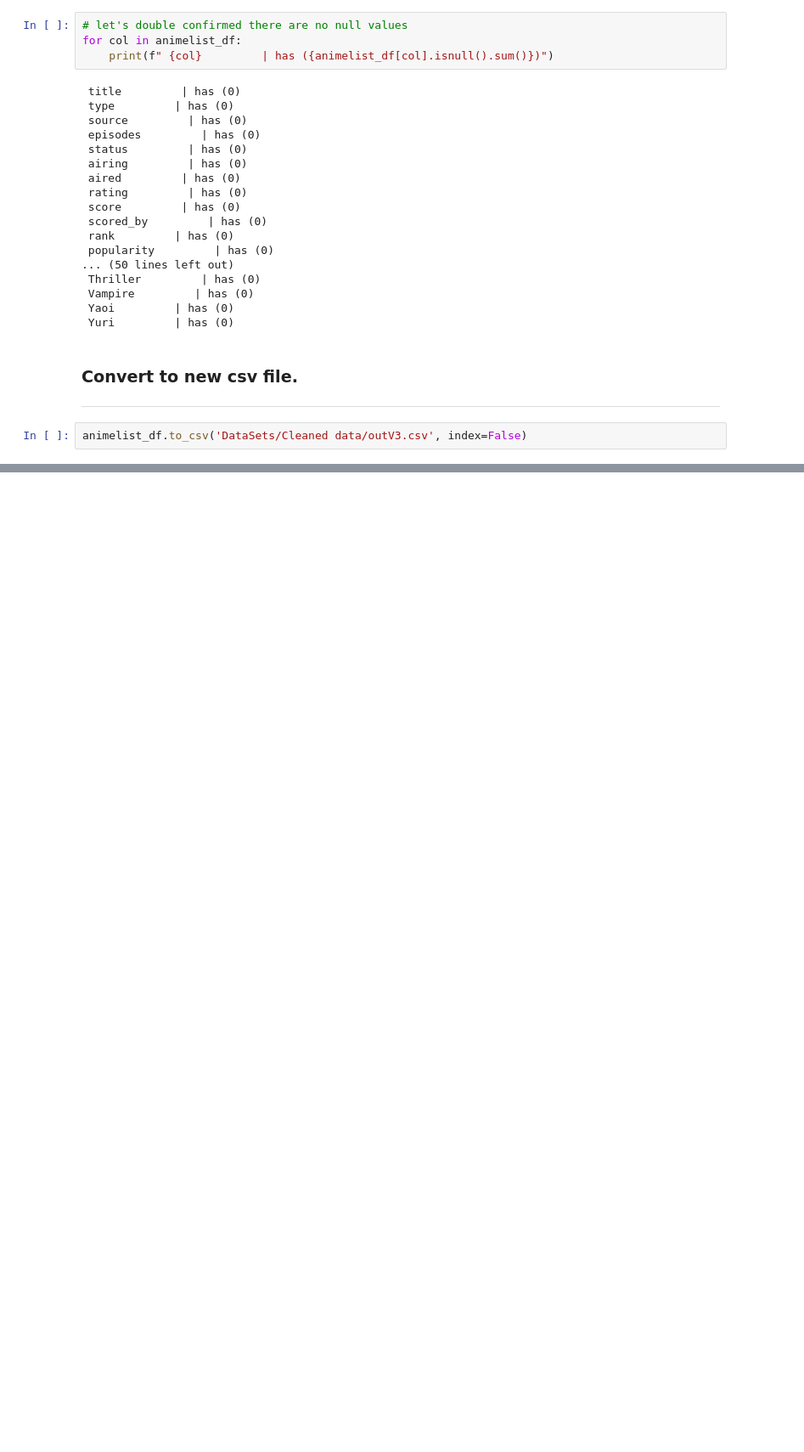
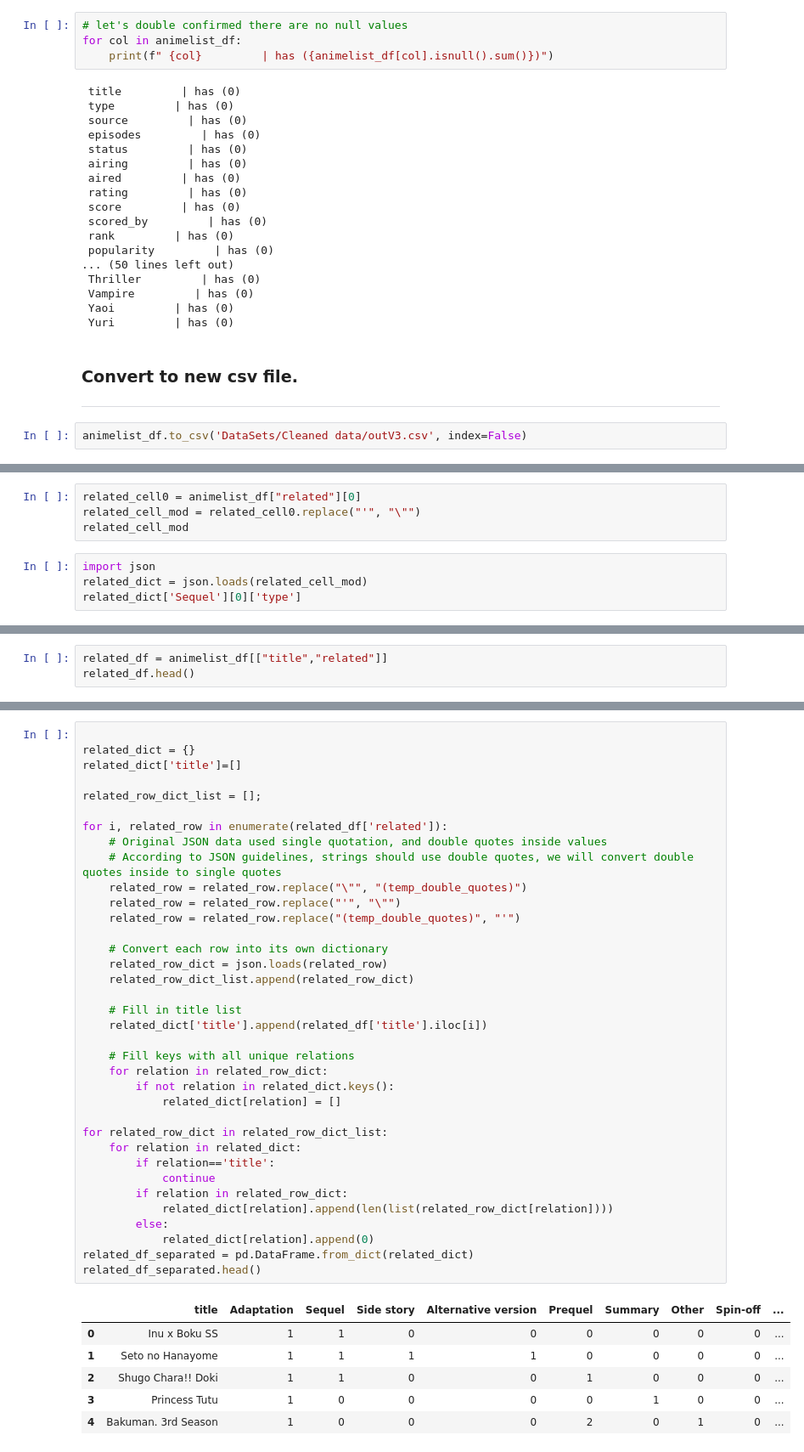
Before and after one commit to TanGuiShan/mini_project, a Jupyter notebook: Data Preparation.ipynb, the cells around one changed output, grey strips where cells are left out. Shown at 85% size. Drawn from its saved outputs; the diff is of its cells as text; blank space fills up the shorter version.

Commit message:
Merged 'related' column changes

```diff
--- a/Data Preparation.ipynb
+++ b/Data Preparation.ipynb
@@ -675,0 +677,8 @@ animelist_df.to_csv('DataSets/Cleaned data/outV3.csv', index=False)
+# %%
+related_cell0 = animelist_df["related"][0]
+related_cell_mod = related_cell0.replace("'", "\"")
+related_cell_mod
+# %%
+import json
+related_dict = json.loads(related_cell_mod)
+related_dict['Sequel'][0]['type']
@@ -675,0 +687,3 @@ animelist_df.to_csv('DataSets/Cleaned data/outV3.csv', index=False)
+# %%
+related_df = animelist_df[["title","related"]]
+related_df.head()
@@ -675,0 +702,43 @@ animelist_df.to_csv('DataSets/Cleaned data/outV3.csv', index=False)
+# %%
+
+related_dict = {}
+related_dict['title']=[]
+
+related_row_dict_list = [];
+
+for i, related_row in enumerate(related_df['related']):
+    # Original JSON data used single quotation, and double quotes inside values
+    # According to JSON guidelines, strings should use double quotes, we will convert double quotes inside to single quotes
+    related_row = related_row.replace("\"", "(temp_double_quotes)")
+    related_row = related_row.replace("'", "\"")
+    related_row = related_row.replace("(temp_double_quotes)", "'")
+
+    # Convert each row into its own dictionary
+    related_row_dict = json.loads(related_row)
+    related_row_dict_list.append(related_row_dict)
+
+    # Fill in title list
+    related_dict['title'].append(related_df['title'].iloc[i])
+
+    # Fill keys with all unique relations
+    for relation in related_row_dict:
+        if not relation in related_dict.keys():
+            related_dict[relation] = []
+
+for related_row_dict in related_row_dict_list:
+    for relation in related_dict:
+        if relation=='title':
+            continue
+        if relation in related_row_dict:
+            related_dict[relation].append(len(list(related_row_dict[relation])))
+        else:
+            related_dict[relation].append(0)
+related_df_separated = pd.DataFrame.from_dict(related_dict)
+related_df_separated.head()
+# %% [output]
+|  | title | Adaptation | Sequel | Side story | Alternative version | Prequel | Summary | Other | Spin-off | ... |
+| 0 | Inu x Boku SS | 1 | 1 | 0 | 0 | 0 | 0 | 0 | 0 | ... |
+| 1 | Seto no Hanayome | 1 | 1 | 1 | 1 | 0 | 0 | 0 | 0 | ... |
+| 2 | Shugo Chara!! Doki | 1 | 1 | 0 | 0 | 1 | 0 | 0 | 0 | ... |
+| 3 | Princess Tutu | 1 | 0 | 0 | 0 | 0 | 1 | 0 | 0 | ... |
+| 4 | Bakuman. 3rd Season | 1 | 0 | 0 | 0 | 2 | 0 | 1 | 0 | ... |
```
Also changed, not shown: parts of 7 cells of this notebook.
